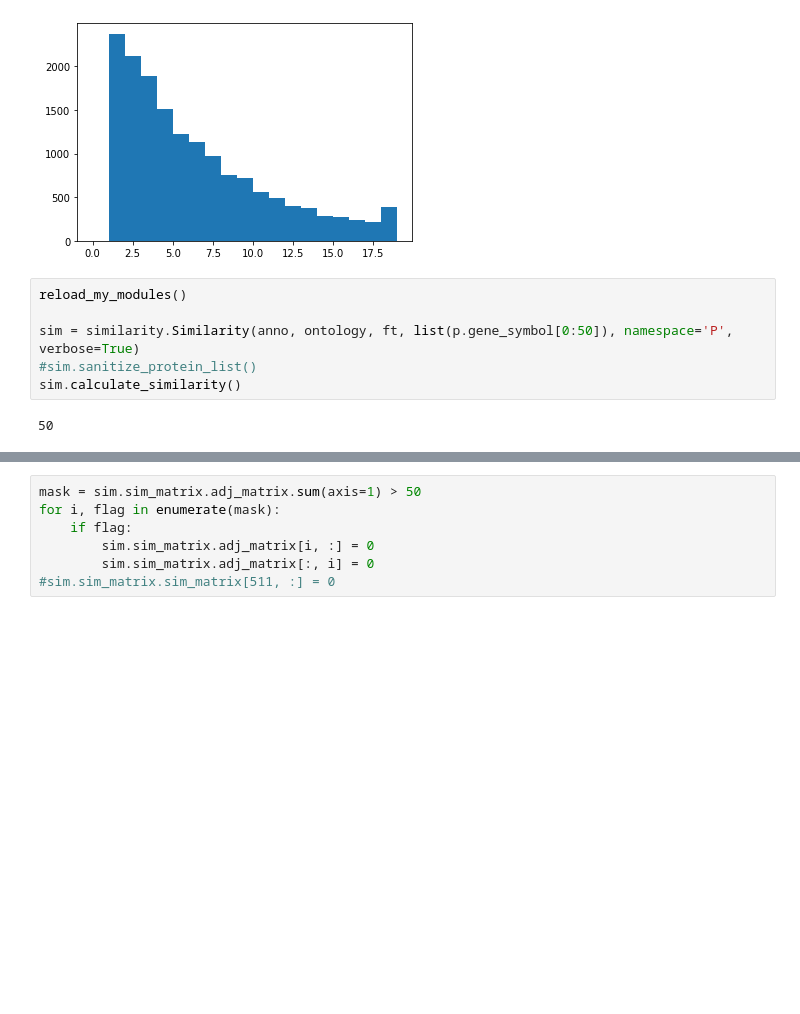
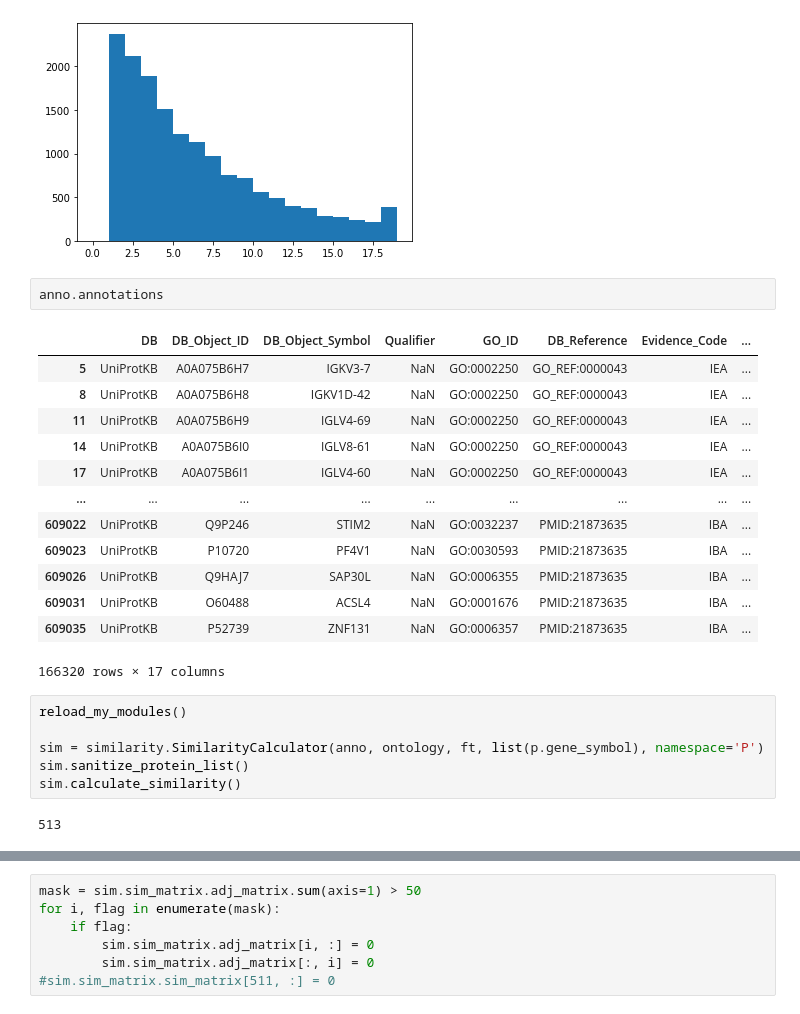
Before and after one commit to ily123/ggid, a Jupyter notebook: onto_scratch.ipynb, the cells around one changed output, grey strips where cells are left out. Cells and saved outputs as stored; diff of their text form; blank space fills up the shorter version.

```diff
--- a/onto_scratch.ipynb
+++ b/onto_scratch.ipynb
@@ -91,11 +100,27 @@ plt.hist([len(v) for k, v in sim.annotations2.items()], bins = range(20))
         17, 18, 19]),
  <a list of 19 Patch objects>)
 [figure]
+# %%
+anno.annotations
+# %% [output]
+|  | DB | DB_Object_ID | DB_Object_Symbol | Qualifier | GO_ID | DB_Reference | Evidence_Code | ... |
+| 5 | UniProtKB | A0A075B6H7 | IGKV3-7 | NaN | GO:0002250 | GO_REF:0000043 | IEA | ... |
+| 8 | UniProtKB | A0A075B6H8 | IGKV1D-42 | NaN | GO:0002250 | GO_REF:0000043 | IEA | ... |
+| 11 | UniProtKB | A0A075B6H9 | IGLV4-69 | NaN | GO:0002250 | GO_REF:0000043 | IEA | ... |
+| 14 | UniProtKB | A0A075B6I0 | IGLV8-61 | NaN | GO:0002250 | GO_REF:0000043 | IEA | ... |
+| 17 | UniProtKB | A0A075B6I1 | IGLV4-60 | NaN | GO:0002250 | GO_REF:0000043 | IEA | ... |
+| ... | ... | ... | ... | ... | ... | ... | ... | ... |
+| 609022 | UniProtKB | Q9P246 | STIM2 | NaN | GO:0032237 | PMID:21873635 | IBA | ... |
+| 609023 | UniProtKB | P10720 | PF4V1 | NaN | GO:0030593 | PMID:21873635 | IBA | ... |
+| 609026 | UniProtKB | Q9HAJ7 | SAP30L | NaN | GO:0006355 | PMID:21873635 | IBA | ... |
+| 609031 | UniProtKB | O60488 | ACSL4 | NaN | GO:0001676 | PMID:21873635 | IBA | ... |
+| 609035 | UniProtKB | P52739 | ZNF131 | NaN | GO:0006357 | PMID:21873635 | IBA | ... |
+166320 rows × 17 columns
 # %%
 reload_my_modules()
 
-sim = similarity.Similarity(anno, ontology, ft, list(p.gene_symbol[0:50]), namespace='P', verbose=True)
-#sim.sanitize_protein_list()
+sim = similarity.SimilarityCalculator(anno, ontology, ft, list(p.gene_symbol), namespace='P')
+sim.sanitize_protein_list()
 sim.calculate_similarity()
 # %% [output]
-50
+513
```
Also changed, not shown: parts of 22 cells of this notebook, 9 other files.
